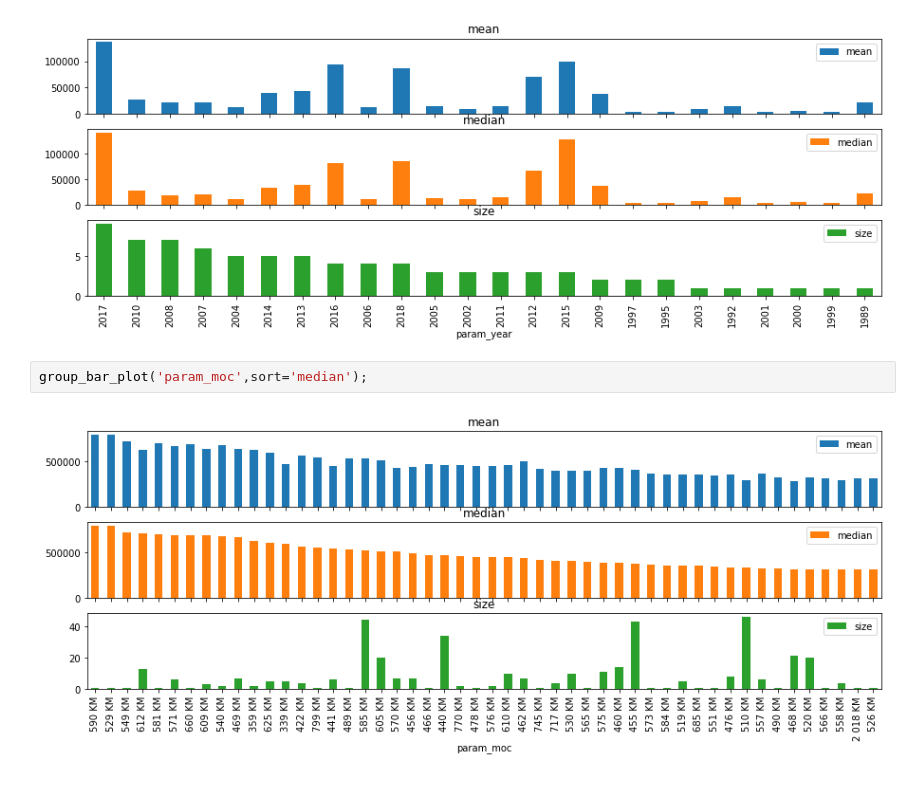
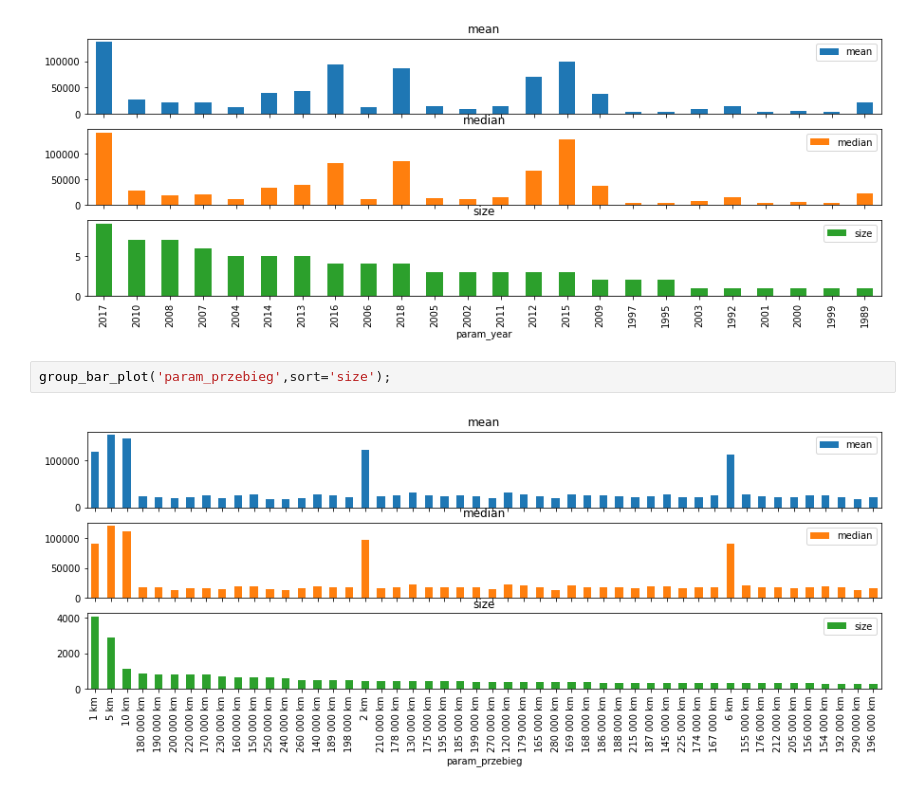
Before and after one commit to Wonsski/car_price_prediciton, a Jupyter notebook: car_visualisation.ipynb, the cells around one changed output. Drawn from its saved outputs; the diff is of its cells as text.

Commit message:
Data visualisation

```diff
--- a/car_visualisation.ipynb
+++ b/car_visualisation.ipynb
@@ -50,6 +50,6 @@ group_bar_plot('param_year',sort='size');
 # %% [output]
 [figure]
 # %%
-group_bar_plot('param_moc',sort='median');
+group_bar_plot('param_przebieg',sort='size');
 # %% [output]
-[figure, old version]
+[figure, new version]
```
